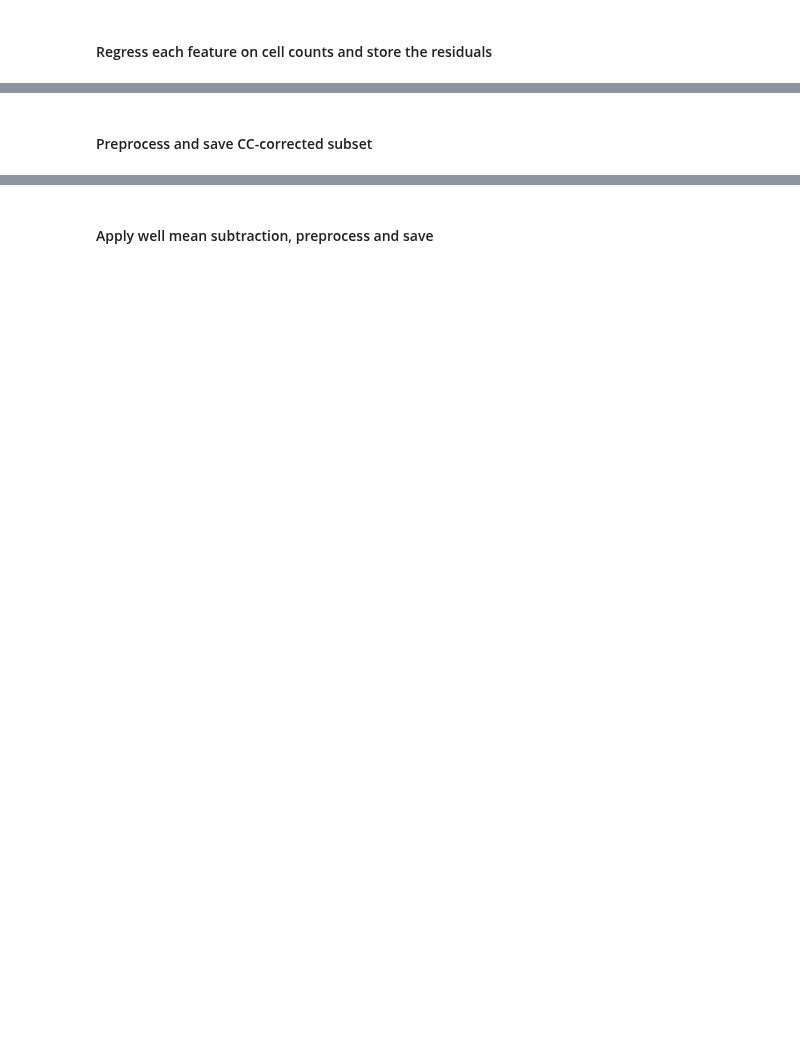
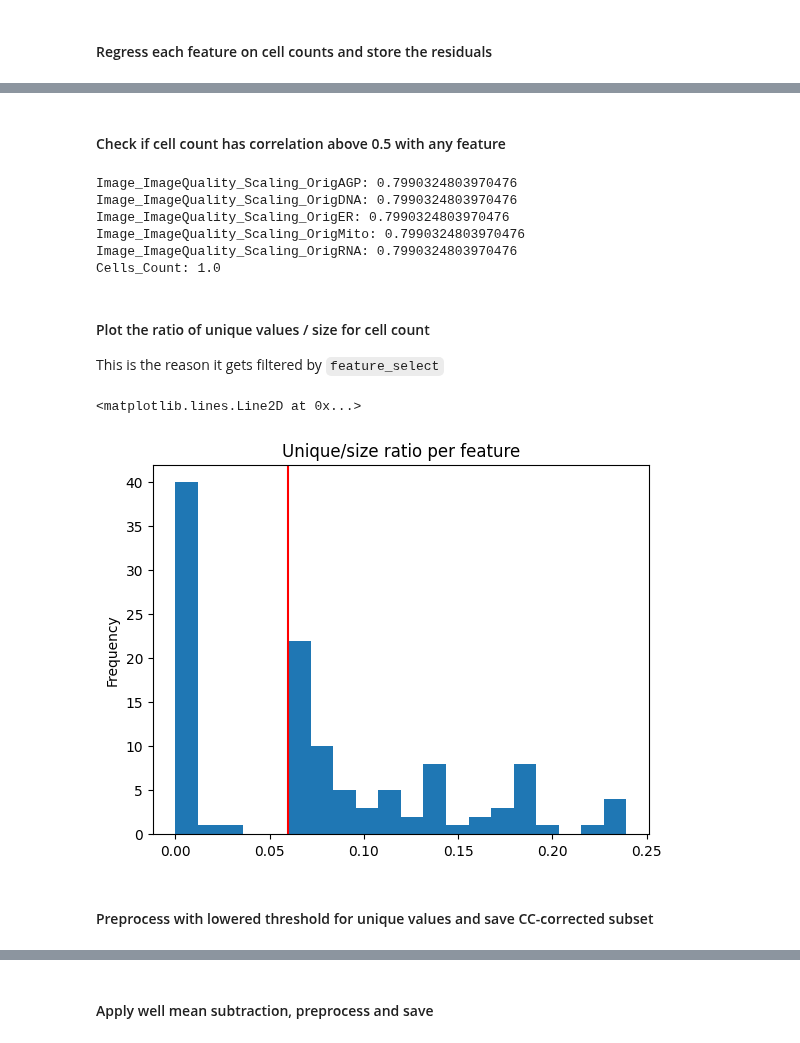
Before and after one commit to broadinstitute/position-effect-correction, a Jupyter notebook: 3.correct/5_regress_out_cell_counts.ipynb, the cells around one changed output, grey strips where cells are left out. Drawn from its saved outputs; the diff is of its cells as text; code cells hidden in the pictures; blank space fills up the shorter version.

Commit message:
add cell count back as a feature; lower unique val feature filtering threshold

```diff
--- a/3.correct/5_regress_out_cell_counts.ipynb
+++ b/3.correct/5_regress_out_cell_counts.ipynb
@@ -14,19 +16,9 @@ from correct_position_effect import subtract_well_mean
 # %%
 CC_MERGE_COLS = ["Metadata_JCP2022", "Metadata_Plate", "Metadata_Well"]
 CC_COL = "Metadata_Count_Cells"
+CC_COL_NEW = "Cells_Count"
+
+RELAXED_FEATURE_SELECT = {"unique_cut": 0.05}
-# %%
-def merge_with_cell_counts(df, cell_count_df):
-    """Merge cell count metadata with profiles."""
-    return df.merge(cell_count_df[CC_MERGE_COLS + [CC_COL]], on=CC_MERGE_COLS)
-
-def regress_out_cell_counts(df):
-    feature_cols = df.filter(regex="^(?!Metadata_)").columns
-
-    for feature in feature_cols:
-        model = ols(f"{feature} ~ {CC_COL}", data=df).fit()
-        df[f"{feature}"] = model.resid
-
-    return df
 # %%
 cc_metadata = pd.read_parquet("../1.load/output/subset_profiles_cc_metadata.parquet")
 cc_metadata
@@ -67,10 +57,2 @@ del cc_metadata
 # %% [markdown]
 #### Regress each feature on cell counts and store the residuals
-# %%
-feature_cols = ann_profiles.filter(regex="^(?!Metadata_)").columns
-
-for feature in feature_cols:
-    model = ols(f"{feature} ~ {CC_COL}", data=ann_profiles).fit()
-    ann_profiles[f"{feature}"] = model.resid
-
-ann_profiles
@@ -90,0 +59,3 @@ ann_profiles
+# %%
+ann_profiles = regress_out_cell_counts(ann_profiles, CC_COL, cc_rename=CC_COL_NEW)
+ann_profiles
@@ -91,3 +76,28 @@ ann_profiles
+# %% [markdown]
+#### Check if cell count has correlation above 0.5 with any feature
+# %%
+for feature in ann_profiles.filter(regex="^(?!Metadata_)").columns:
+    feature_corr = ann_profiles["Cells_Count"].corr(ann_profiles[feature])
+    if feature_corr > 0.5:
+        print(f"{feature}: {ann_profiles.Cells_Count.corr(ann_profiles[feature])}")
+# %% [output]
+Image_ImageQuality_Scaling_OrigAGP: 0.7990324803970476
+Image_ImageQuality_Scaling_OrigDNA: 0.7990324803970476
+Image_ImageQuality_Scaling_OrigER: 0.7990324803970476
+Image_ImageQuality_Scaling_OrigMito: 0.7990324803970476
+Image_ImageQuality_Scaling_OrigRNA: 0.7990324803970476
+Cells_Count: 1.0
+# %% [markdown]
+#### Plot the ratio of unique values / size for cell count
+
+This is the reason it gets filtered by `feature_select`
+# %%
+unique_ratio = ann_profiles.nunique() / ann_profiles.shape[0]
+unique_ratio[unique_ratio<0.3].plot(kind="hist", bins=20, title="Unique/size ratio per feature")
+plt.axvline(x=unique_ratio["Cells_Count"], color="red")
+# %% [output]
+<matplotlib.lines.Line2D at 0x...>
+[figure, added]
 # %% [markdown]
-#### Preprocess and save CC-corrected subset
+#### Preprocess with lowered threshold for unique values and save CC-corrected subset
 # %%
```
Also changed, not shown: parts of 15 cells of this notebook, 3 other files.
